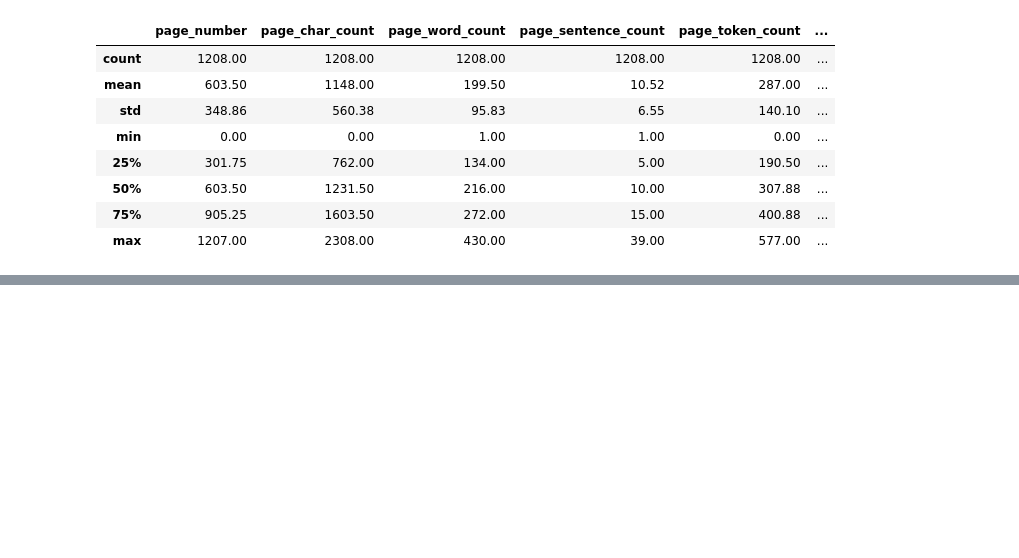
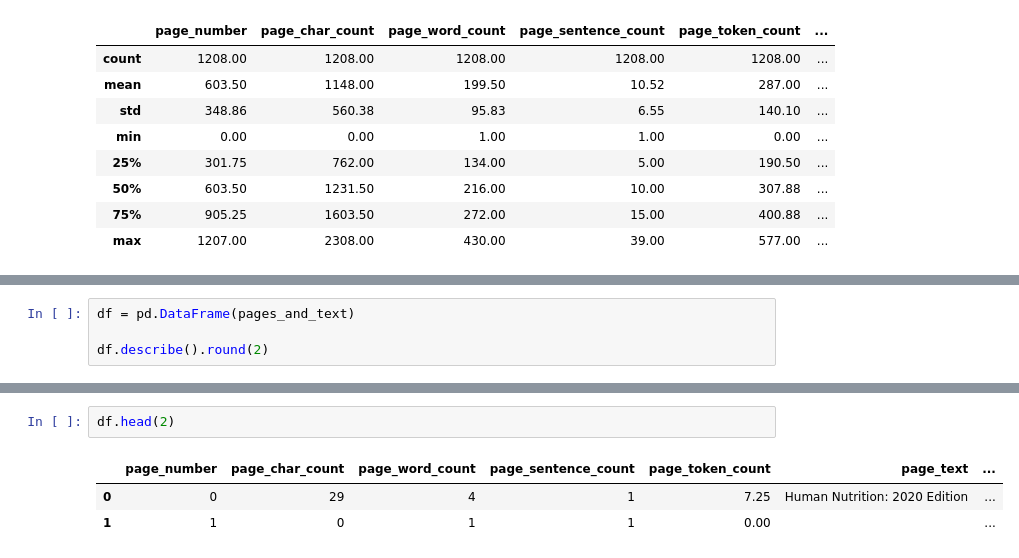
Before and after one commit to RomanMykolaichuk/DanielsRAG, a Jupyter notebook: sample.ipynb, the cells around one changed output, grey strips where cells are left out. Cells and saved outputs as stored; diff of their text form; blank space fills up the shorter version.

```diff
--- a/sample.ipynb
+++ b/sample.ipynb
@@ -215,0 +245,4 @@ df.describe().round(2)
+# %%
+df = pd.DataFrame(pages_and_text)
+
+df.describe().round(2)
@@ -215,0 +259,6 @@ df.describe().round(2)
+# %%
+df.head(2)
+# %% [output]
+|  | page_number | page_char_count | page_word_count | page_sentence_count | page_token_count | page_text | ... |
+| 0 | 0 | 29 | 4 | 1 | 7.25 | Human Nutrition: 2020 Edition | ... |
+| 1 | 1 | 0 | 1 | 1 | 0.00 |  | ... |
```
Also changed, not shown: parts of 18 cells of this notebook.
